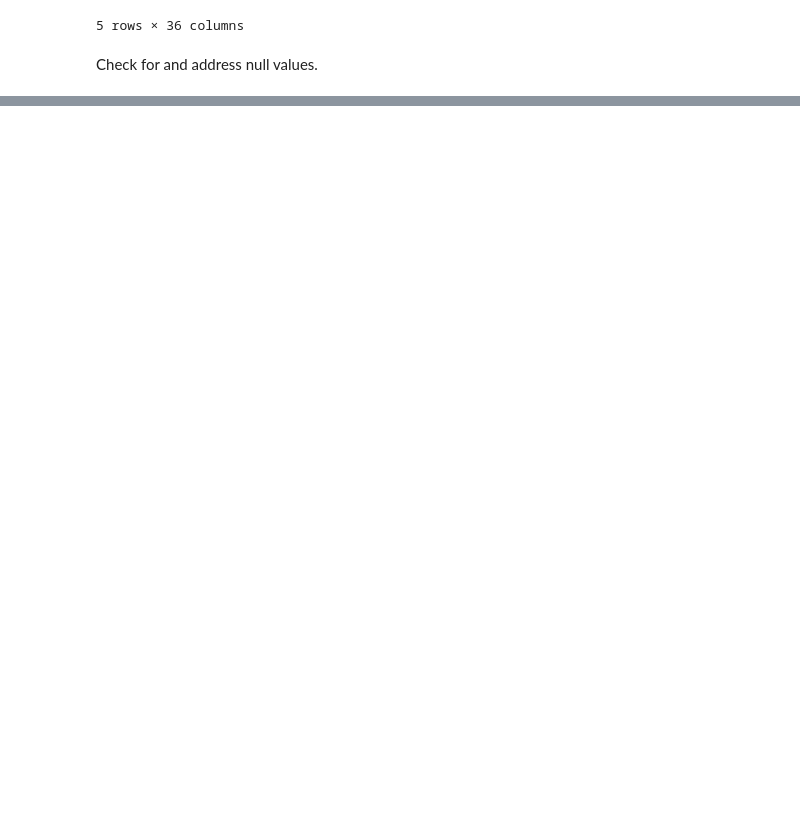
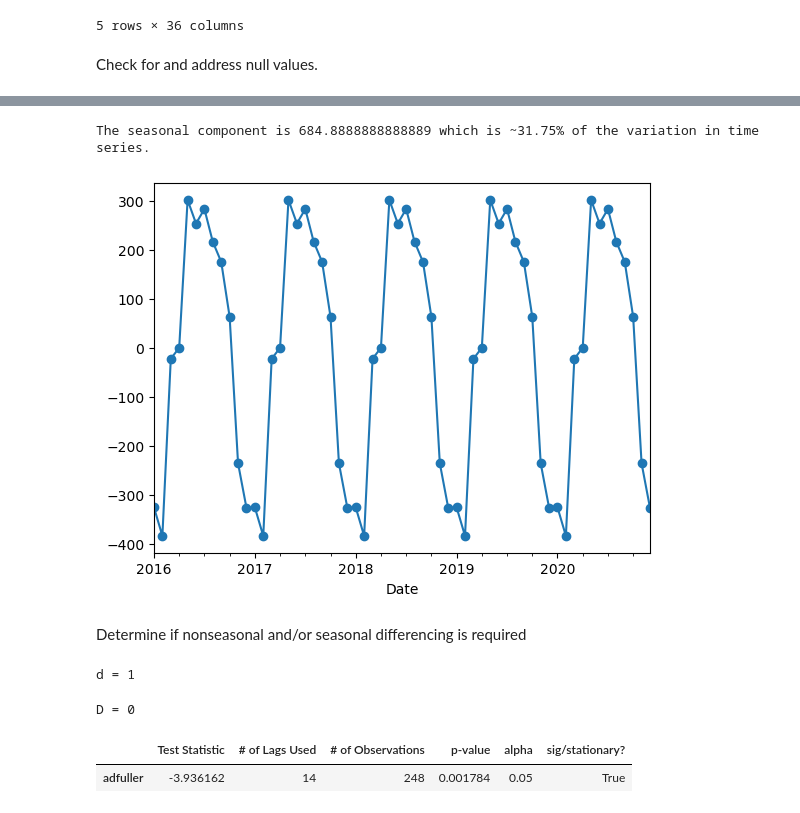
Before and after one commit to EhLeeOod/proj-3-part-1, a Jupyter notebook: core-proj-3-part-2.ipynb, the cells around one changed output, grey strips where cells are left out. Drawn from its saved outputs; the diff is of its cells as text; code cells hidden in the pictures; blank space fills up the shorter version.

```diff
--- a/core-proj-3-part-2.ipynb
+++ b/core-proj-3-part-2.ipynb
@@ -776,0 +890,15 @@ dtype: int64
+# %%
+# How big is the seasonal component
+seasonal_delta = assault_decomp.seasonal.max() - assault_decomp.seasonal.min()
+
+# How big is the seasonal component relative to the time series?
+print(f"The seasonal component is {seasonal_delta} which is ~{seasonal_delta/(ts_assault.max()-ts_assault.min()) * 100 :.2f}% of the variation in time series.")
+# %% [output]
+The seasonal component is 684.8888888888889 which is ~31.75% of the variation in time series.
+# %%
+# zoom in on seasonality
+# Narrow down the date range of the plot
+seasonal = assault_decomp.seasonal
+ax = seasonal.loc['2016': '2020'].plot(marker = 'o')
+# %% [output]
+[figure, added]
@@ -776,0 +907,2 @@ dtype: int64
+# %% [markdown]
+Determine if nonseasonal and/or seasonal differencing is required
@@ -776,0 +912,12 @@ dtype: int64
+# %%
+# determine d
+d = ndiffs(ts_assault)
+print (f'd = {d}')
+# %% [output]
+d = 1
+# %%
+# Determine D
+D = nsdiffs(ts_assault, m =12)
+print(f'D = {D}')
+# %% [output]
+D = 0
@@ -776,0 +927,6 @@ dtype: int64
+# %%
+# verify stationarity with ad fuller
+get_adfuller_results(ts_assault_diff)
+# %% [output]
+|  | Test Statistic | # of Lags Used | # of Observations | p-value | alpha | sig/stationary? |
+| adfuller | -3.936162 | 14 | 248 | 0.001784 | 0.05 | True |
```
Also changed, not shown: parts of 30 cells of this notebook.
